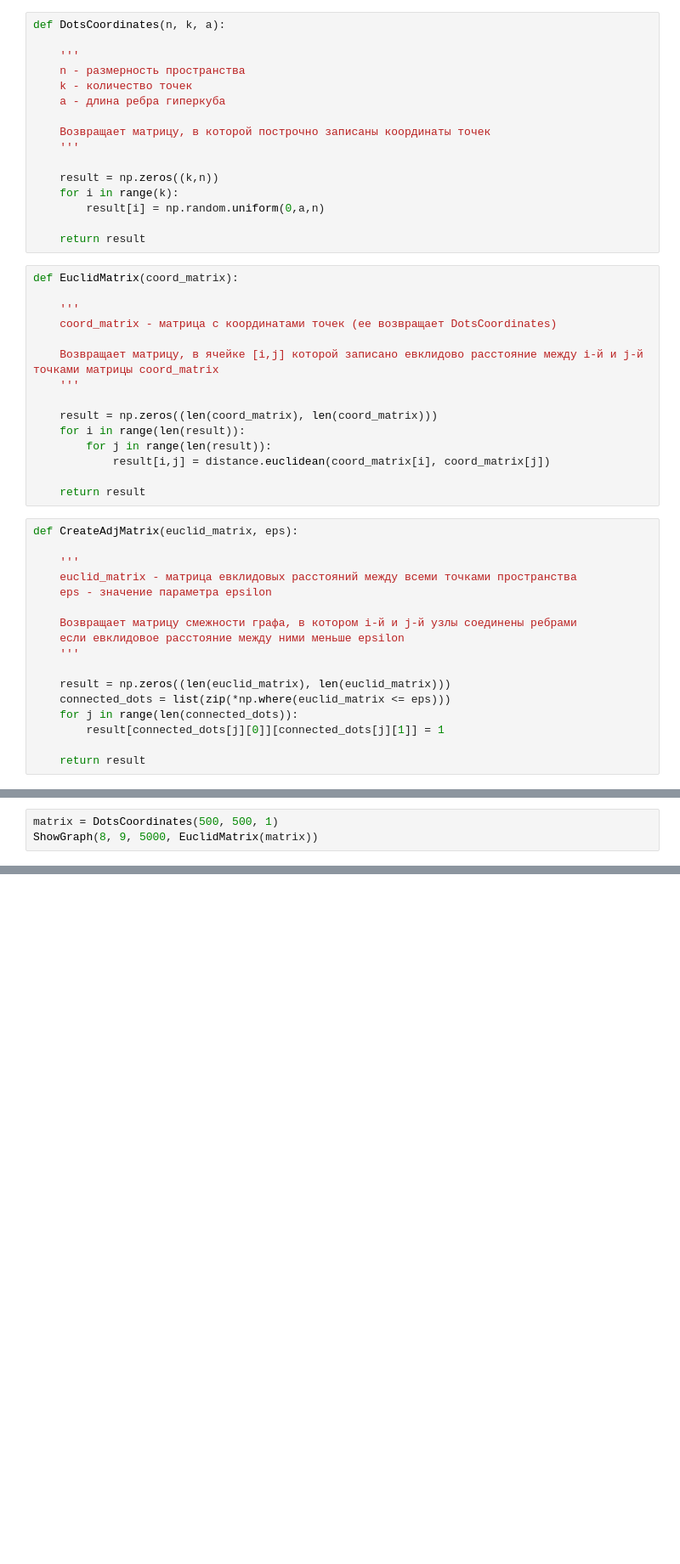
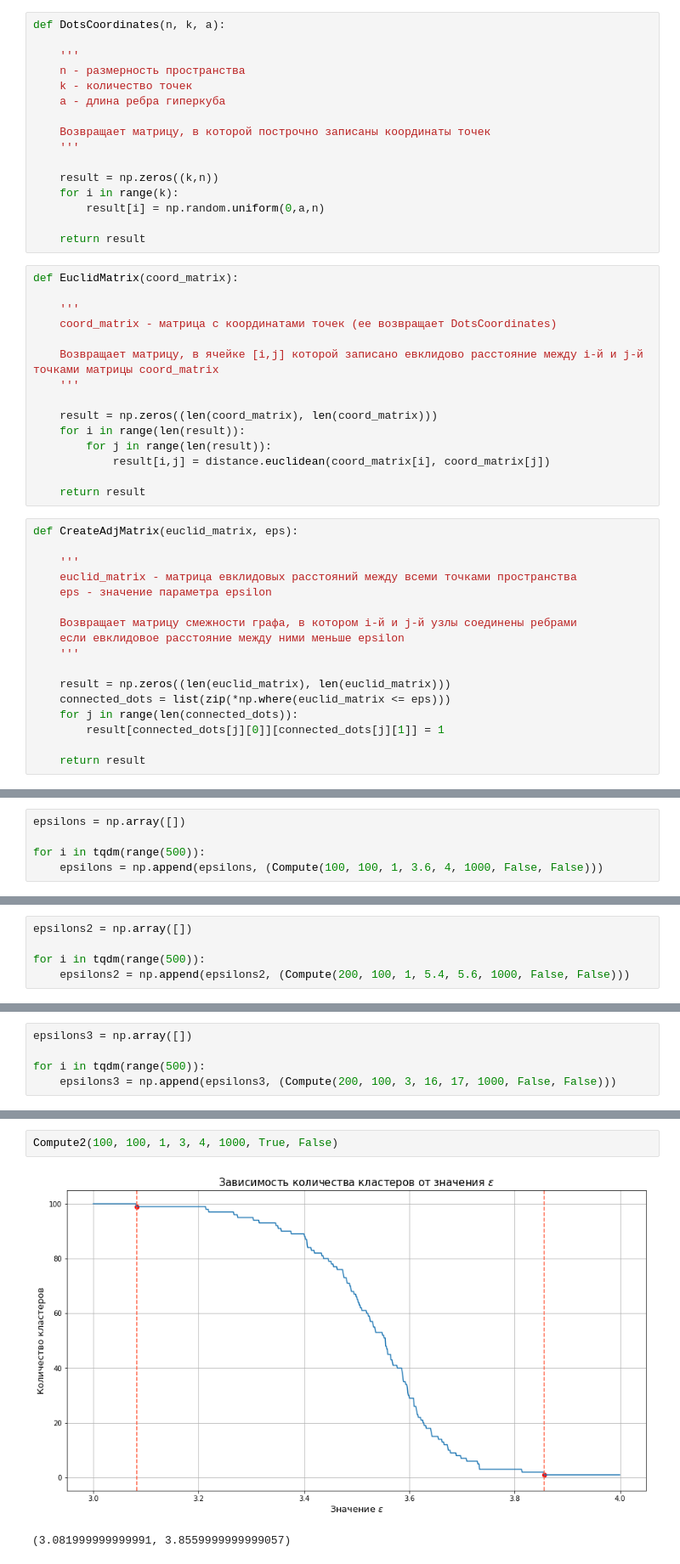
Before and after one commit to apugachev/Coursework-2018, a Jupyter notebook: coursework.ipynb, the cells around one changed output, grey strips where cells are left out. Shown at 85% size. Drawn from its saved outputs; the diff is of its cells as text; blank space fills up the shorter version.

```diff
--- a/coursework.ipynb
+++ b/coursework.ipynb
@@ -93,3 +111,0 @@ def ShowGraph(eps_min, eps_max, steps, euclid_matrix):
-# %%
-matrix = DotsCoordinates(500, 500, 1)
-ShowGraph(8, 9, 5000, EuclidMatrix(matrix))
@@ -98,0 +112,5 @@ ShowGraph(8, 9, 5000, EuclidMatrix(matrix))
+# %%
+epsilons = np.array([])
+
+for i in tqdm(range(500)):
+    epsilons = np.append(epsilons, (Compute(100, 100, 1, 3.6, 4, 1000, False, False)))
@@ -98,0 +129,5 @@ ShowGraph(8, 9, 5000, EuclidMatrix(matrix))
+# %%
+epsilons2 = np.array([])
+
+for i in tqdm(range(500)):
+    epsilons2 = np.append(epsilons2, (Compute(200, 100, 1, 5.4, 5.6, 1000, False, False)))
@@ -98,0 +146,5 @@ ShowGraph(8, 9, 5000, EuclidMatrix(matrix))
+# %%
+epsilons3 = np.array([])
+
+for i in tqdm(range(500)):
+    epsilons3 = np.append(epsilons3, (Compute(200, 100, 3, 16, 17, 1000, False, False)))
@@ -98,0 +241,5 @@ ShowGraph(8, 9, 5000, EuclidMatrix(matrix))
+# %%
+Compute2(100, 100, 1, 3, 4, 1000, True, False)
+# %% [output]
+[figure, added]
+(3.081999999999991, 3.8559999999999057)
```
Also changed, not shown: parts of 11 cells of this notebook.
